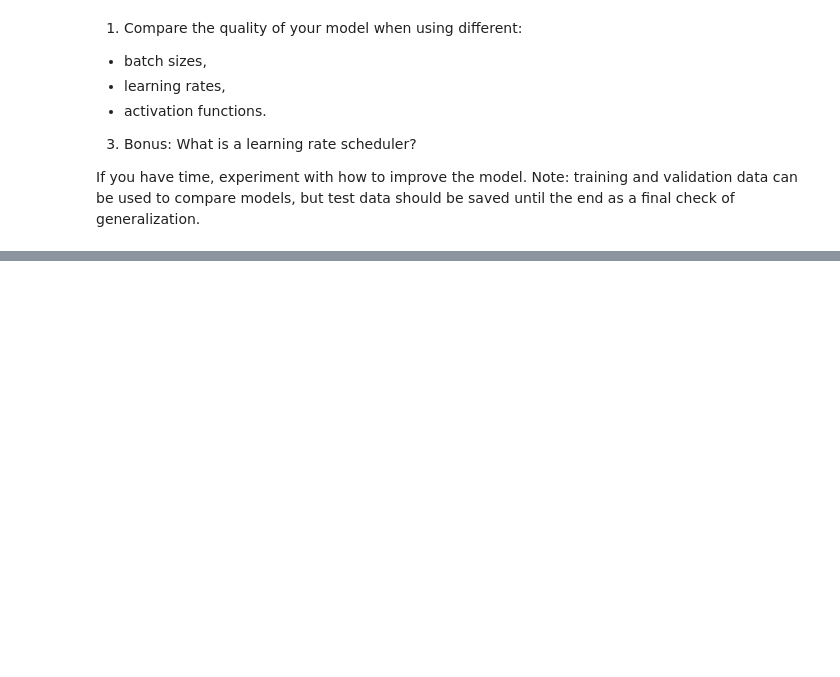
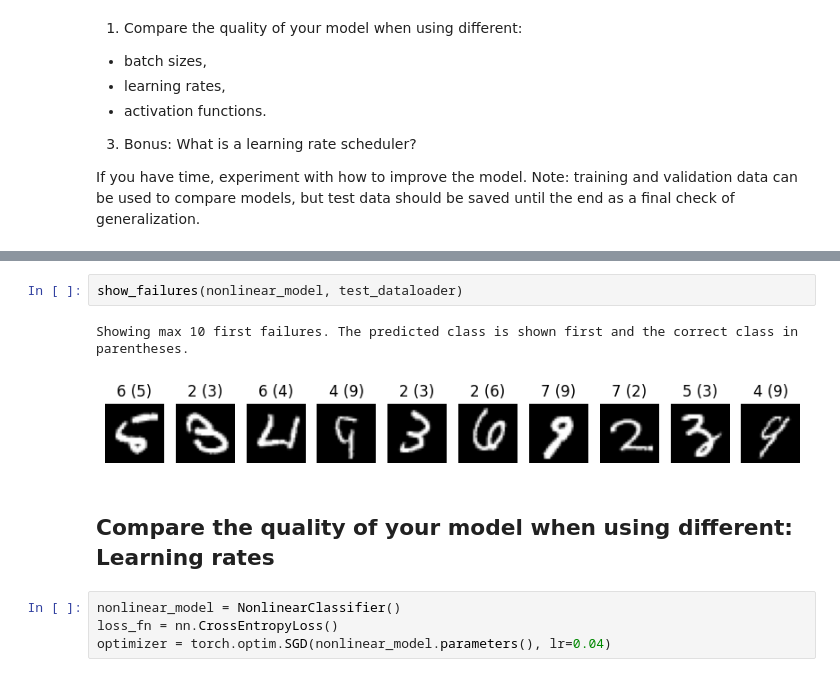
Before and after one commit to Tsegai20/ALCF-Homework-AI-driven-Science-on-Super-Computers, a Jupyter notebook: 02_intro_neural_networks/01_introduction_mnist.ipynb, the cells around one changed output, grey strips where cells are left out. Cells and saved outputs as stored; diff of their text form; blank space fills up the shorter version.

```diff
--- a/02_intro_neural_networks/01_introduction_mnist.ipynb
+++ b/02_intro_neural_networks/01_introduction_mnist.ipynb
@@ -462,0 +567,11 @@ If you have time, experiment with how to improve the model. Note: training and v
+# %%
+show_failures(nonlinear_model, test_dataloader)
+# %% [output]
+Showing max 10 first failures. The predicted class is shown first and the correct class in parentheses.
+[figure, added]
+# %% [markdown]
+## Compare the quality of your model when using different: Learning rates
+# %%
+nonlinear_model = NonlinearClassifier()
+loss_fn = nn.CrossEntropyLoss()
+optimizer = torch.optim.SGD(nonlinear_model.parameters(), lr=0.04)
```
Also changed, not shown: parts of 26 cells of this notebook.
